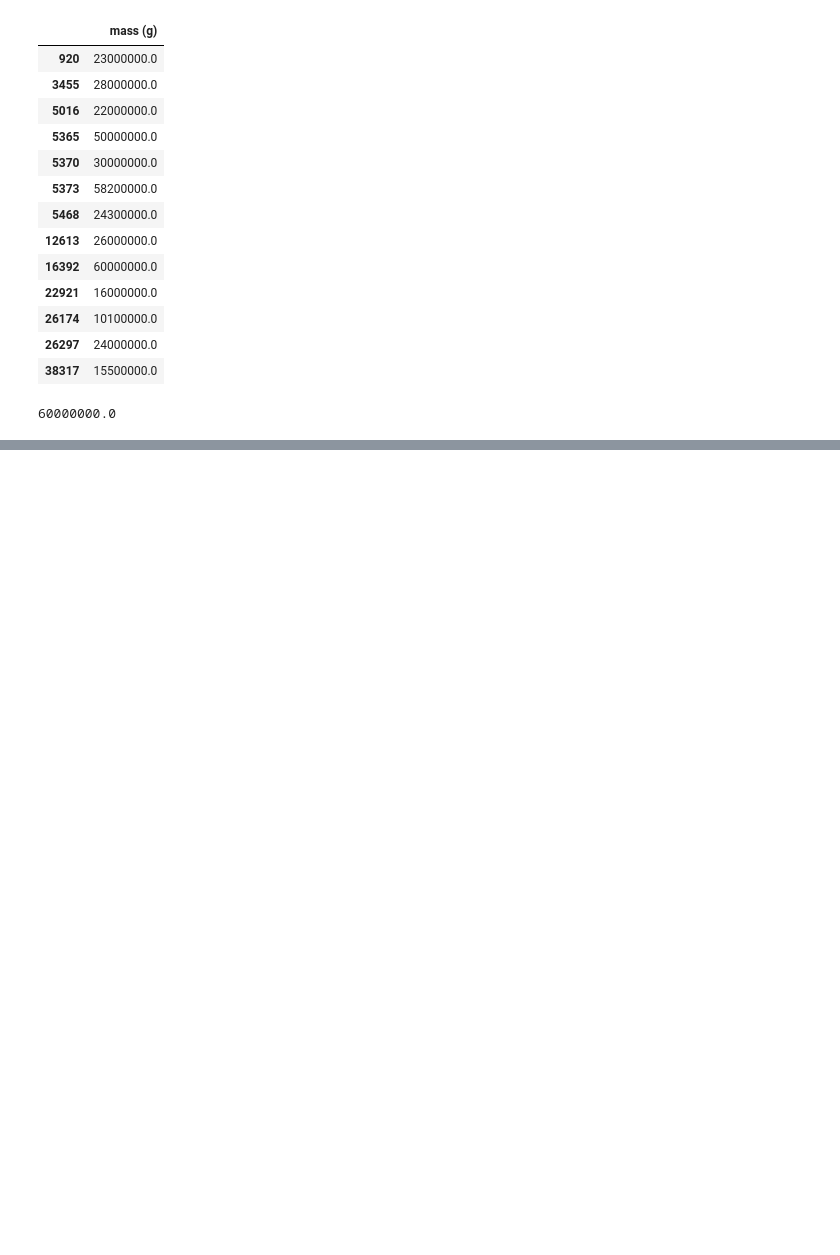
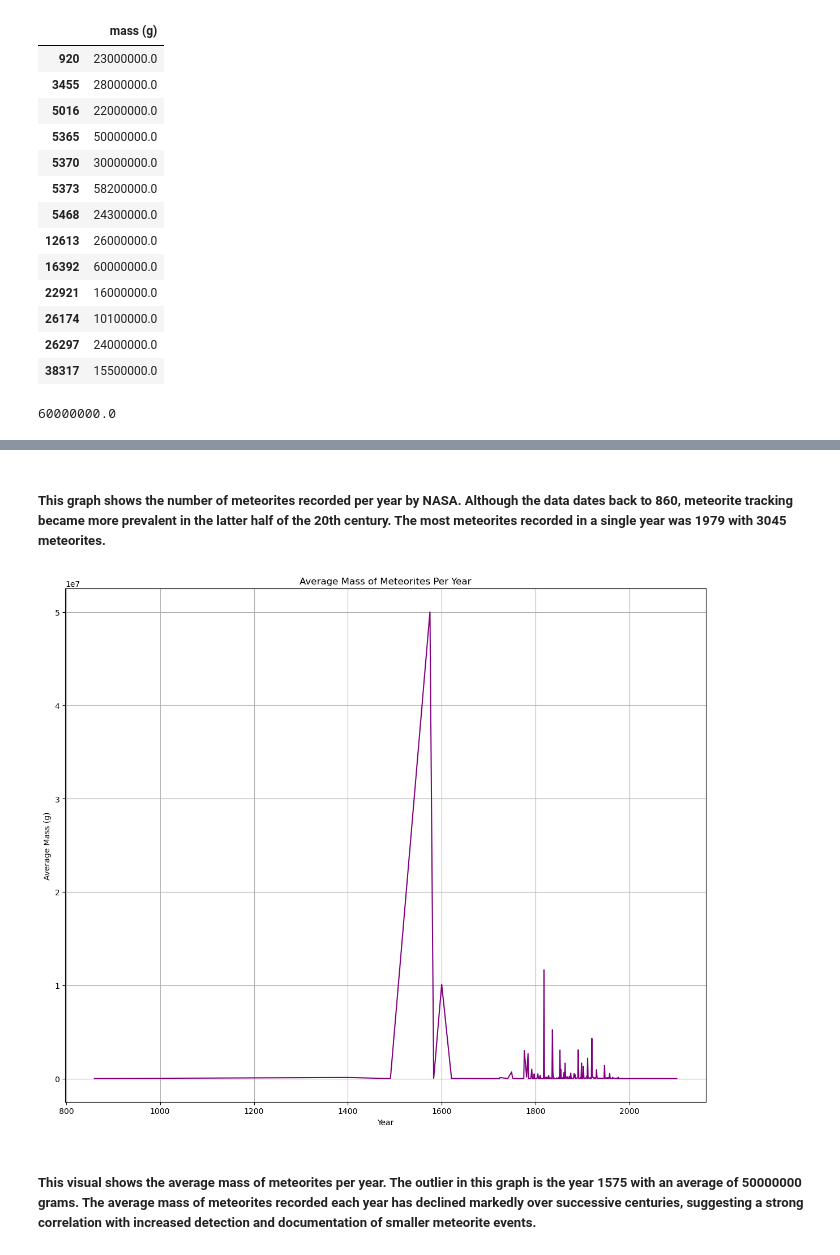
Before and after one commit to dkdukes5/IA-340, a Jupyter notebook: Lab-2.ipynb, the cells around one changed output, grey strips where cells are left out. Cells and saved outputs as stored; diff of their text form; code cells hidden in the pictures; blank space fills up the shorter version.

```diff
--- a/Lab-2.ipynb
+++ b/Lab-2.ipynb
@@ -188,0 +196,20 @@ sum_mass_by_year.plot()
+# %% [markdown]
+##### This graph shows the number of meteorites recorded per year by NASA. Although the data dates back to 860, meteorite tracking became more prevalent in the latter half of the 20th century. The most meteorites recorded in a single year was 1979 with 3045 meteorites.
+# %%
+import pandas as pd
+import matplotlib.pyplot as plt
+
+avg_mass_by_year = df_clean.groupby("year")["mass (g)"].mean()
+
+plt.figure(figsize=(12, 10))
+plt.plot(avg_mass_by_year.index, avg_mass_by_year.values, color='purple')
+plt.title("Average Mass of Meteorites Per Year")
+plt.xlabel("Year")
+plt.ylabel("Average Mass (g)")
+plt.grid(True)
+plt.tight_layout()
+plt.show()
+# %% [output]
+[figure, added]
+# %% [markdown]
+##### This visual shows the average mass of meteorites per year. The outlier in this graph is the year 1575 with an average of 50000000 grams. The average mass of meteorites recorded each year has declined markedly over successive centuries, suggesting a strong correlation with increased detection and documentation of smaller meteorite events.
```
Also changed, not shown: parts of 10 cells of this notebook.
